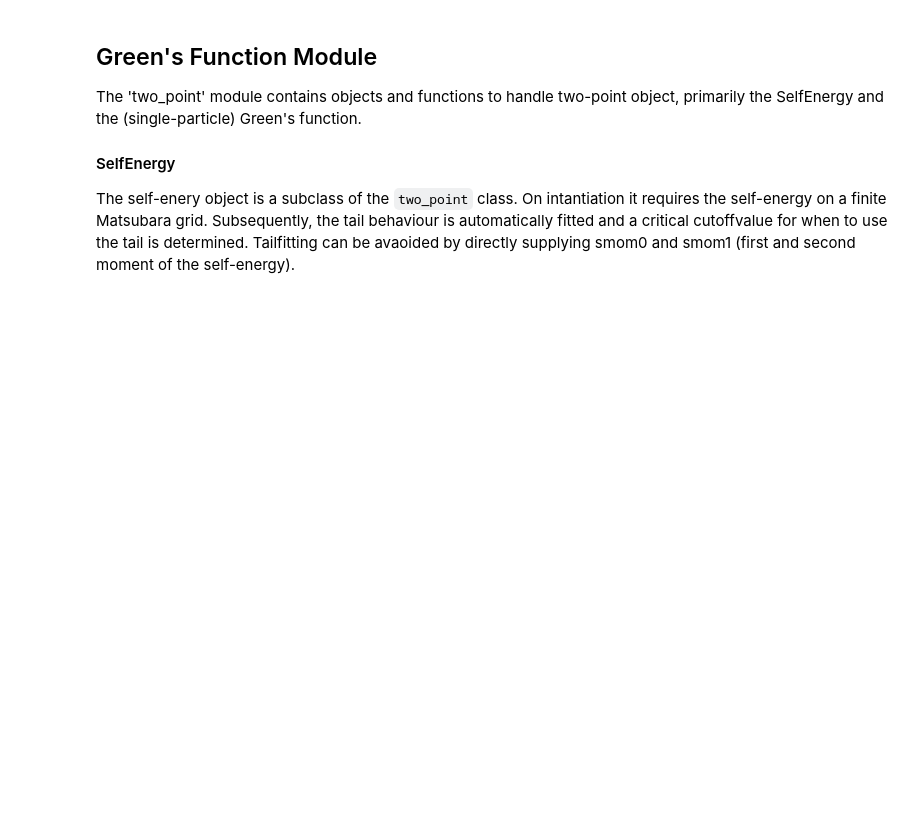
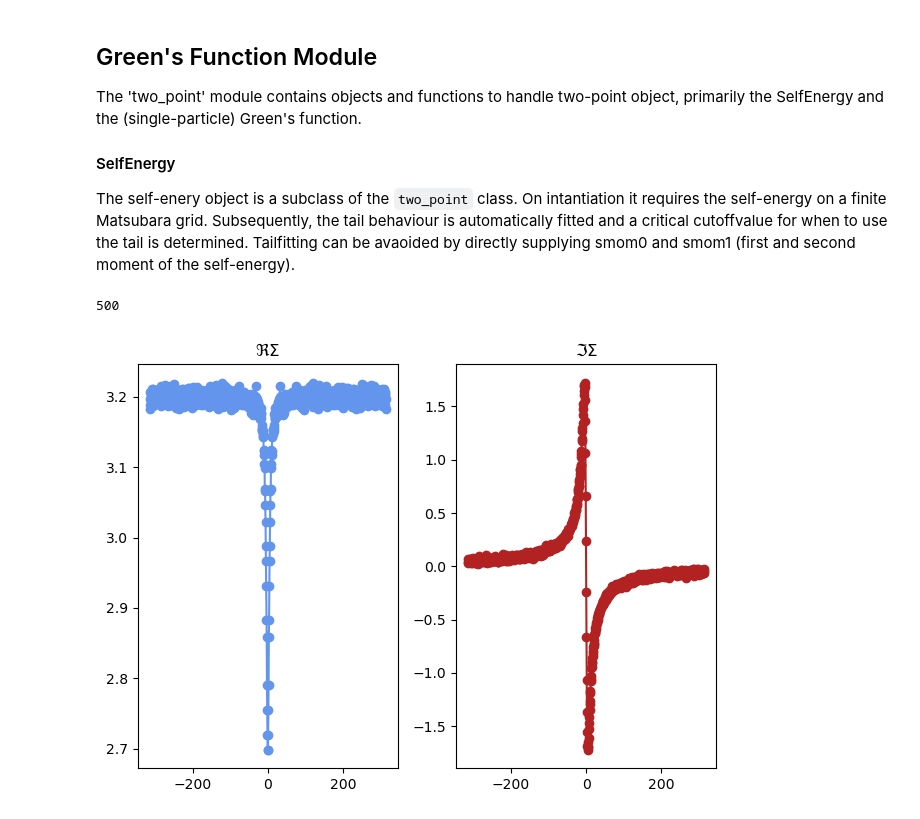
Before and after one commit to PaulWorm/DGApy, a Jupyter notebook: tutorial/Intoduction.ipynb, the cells around one changed output. Cells and saved outputs as stored; diff of their text form; code cells hidden in the pictures; blank space fills up the shorter version.

```diff
--- a/tutorial/Intoduction.ipynb
+++ b/tutorial/Intoduction.ipynb
@@ -74,3 +78,43 @@ The 'two_point' module contains objects and functions to handle two-point object
 The self-enery object is a subclass of the `two_point` class. On intantiation it requires the self-energy on a finite Matsubara
  grid. Subsequently, the tail behaviour is automatically fitted and a critical cutoffvalue for when to use the tail is
  determined. Tailfitting can be avaoided by directly supplying smom0 and smom1 (first and second moment of the self-energy).
+# %%
+# Define custom self-energy
+import dga.matsubara_frequencies as mf
+import matplotlib.pyplot as plt
+import dga.two_point as tp
+import numpy as np
+
+# Define the temperature and number of Matsubara frequencies
+beta = 10.
+n = 500
+vn = mf.vn(beta,n)
+
+# Define the self-energy
+u = 8 # interaction strength
+totdens = 0.8 # total density of electrons in the system
+smom0 = tp.get_smom0(u,totdens)
+smom1 = tp.get_smom1(u,totdens)
+siw = smom0-1/(2+0.1*np.abs(vn)**2) + 1j * vn*smom1/(20+1*vn**2) # this is not a physical self-energy
+siw += np.random.normal(0,0.01,2*n) + 1j * np.random.normal(0,0.02,2*n) # add some noise
+def symmetrize(mat):
+    return 0.5*(mat.real+ mat.real[::-1]) + 1j*0.5*(mat.imag - mat.imag[::-1])
+siw = symmetrize(siw)
+
+plt.figure()
+plt.subplot(1,2,1)
+plt.plot(vn.real,siw.real,'-o',color='cornflowerblue')
+plt.title('$\Re \Sigma$')
+plt.subplot(1,2,2)
+plt.plot(vn.real,siw.imag,'-o',color='firebrick')
+plt.title('$\Im \Sigma$')
+plt.tight_layout()
+# print(vn)
+# print(siw.real - siw.real[::-1])
+# print(siw.imag + siw.imag[::-1])
+
+#
+np.size(np.random.normal(0,0.1,n))
+# %% [output]
+500
+[figure, added]
```
Also changed, not shown: parts of 5 cells of this notebook.
